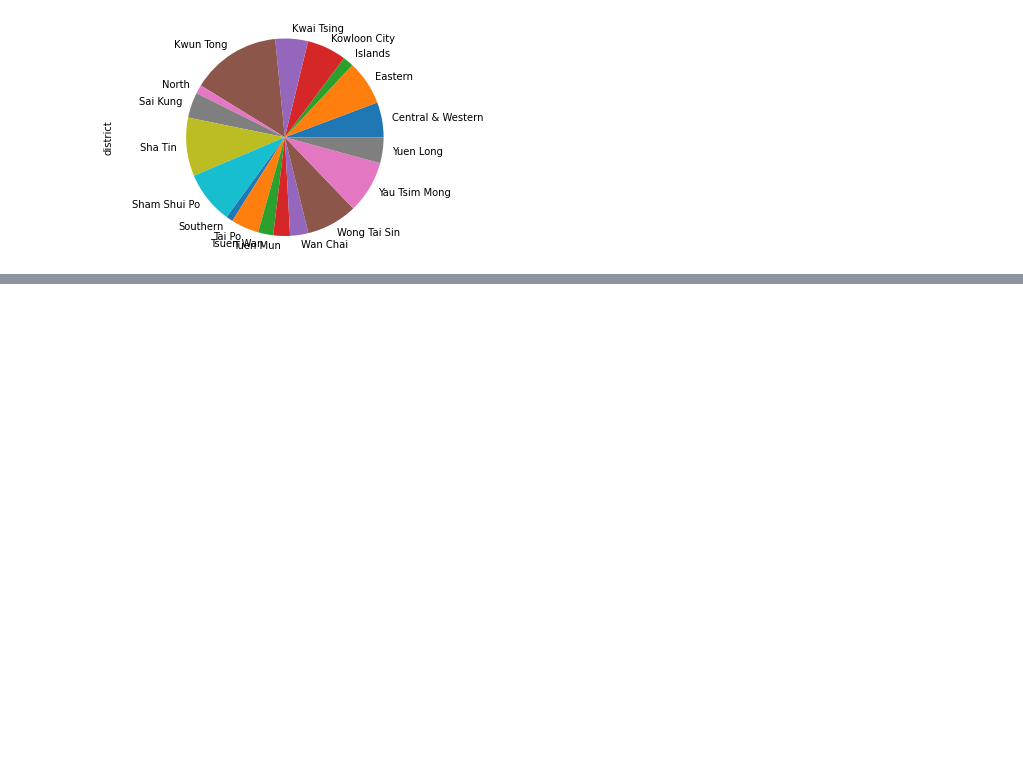
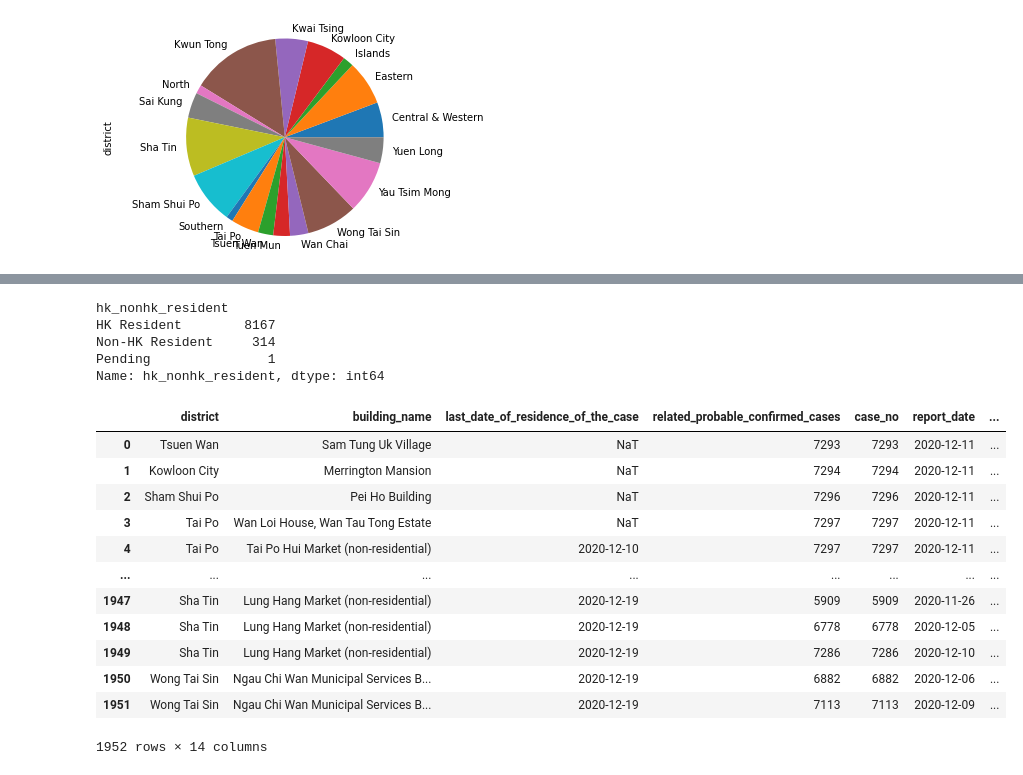
Before and after one commit to easonlai/covid19_hk_analysis, a Jupyter notebook: covid19-hk-analysis.ipynb, the cells around one changed output, grey strips where cells are left out. Saved outputs shown, nothing was run; the diff lists cells and outputs as text; code cells hidden in the pictures; blank space fills up the shorter version.

```diff
--- a/covid19-hk-analysis.ipynb
+++ b/covid19-hk-analysis.ipynb
@@ -556,3 +611,8 @@ plt.axis('equal')
 plt.show()
 # %% [output]
 [figure]
+# %%
+# Read source data "Details of probable/confirmed cases of COVID-19 infection in Hong Kong (English)".
+csv_file = './data/enhanced_sur_covid_19_eng.csv'
+df5 = pd.read_csv(csv_file)
+df5.head()
@@ -558,0 +626,5 @@ plt.show()
+# %%
+# Data Exploratory and Wrangling
+df5.columns = ['case_no','report_date','date_of_onset','gender','age','name_of_hospital_admitted',
+              'hospitalised_discharged_deceased','hk_nonhk_resident','case_classification','confirmed_probable']
+df5.head()
@@ -558,0 +660,32 @@ plt.show()
+# %%
+# Patch data to address case sensitive issue.
+df5['hk_nonhk_resident'] = df5['hk_nonhk_resident'].str.replace('HK resident','HK Resident')
+df5['hk_nonhk_resident'] = df5['hk_nonhk_resident'].str.replace('Non-HK resident','Non-HK Resident')
+df5.groupby(["hk_nonhk_resident"])["hk_nonhk_resident"].count()
+# %% [output]
+hk_nonhk_resident
+HK Resident        8167
+Non-HK Resident     314
+Pending               1
+Name: hk_nonhk_resident, dtype: int64
+# %%
+# Join 2 table as combined view. df4a only have four columns district, building_name,
+# last_date_of_residence_of_the_case, related_probable_confirmed_cases, it does not have case details.
+# Case details information is under df5. Their common reference-able value is case number.
+df4a_df5_inner = pd.merge(left=df4a, right=df5, left_on='related_probable_confirmed_cases', right_on='case_no')
+df4a_df5_inner.shape
+df4a_df5_inner
+# %% [output]
+|  | district | building_name | last_date_of_residence_of_the_case | related_probable_confirmed_cases | case_no | report_date | ... |
+| 0 | Tsuen Wan | Sam Tung Uk Village | NaT | 7293 | 7293 | 2020-12-11 | ... |
+| 1 | Kowloon City | Merrington Mansion | NaT | 7294 | 7294 | 2020-12-11 | ... |
+| 2 | Sham Shui Po | Pei Ho Building | NaT | 7296 | 7296 | 2020-12-11 | ... |
+| 3 | Tai Po | Wan Loi House, Wan Tau Tong Estate | NaT | 7297 | 7297 | 2020-12-11 | ... |
+| 4 | Tai Po | Tai Po Hui Market (non-residential) | 2020-12-10 | 7297 | 7297 | 2020-12-11 | ... |
+| ... | ... | ... | ... | ... | ... | ... | ... |
+| 1947 | Sha Tin | Lung Hang Market (non-residential) | 2020-12-19 | 5909 | 5909 | 2020-11-26 | ... |
+| 1948 | Sha Tin | Lung Hang Market (non-residential) | 2020-12-19 | 6778 | 6778 | 2020-12-05 | ... |
+| 1949 | Sha Tin | Lung Hang Market (non-residential) | 2020-12-19 | 7286 | 7286 | 2020-12-10 | ... |
+| 1950 | Wong Tai Sin | Ngau Chi Wan Municipal Services B... | 2020-12-19 | 6882 | 6882 | 2020-12-06 | ... |
+| 1951 | Wong Tai Sin | Ngau Chi Wan Municipal Services B... | 2020-12-19 | 7113 | 7113 | 2020-12-09 | ... |
+1952 rows × 14 columns
```
Also changed, not shown: parts of 21 cells of this notebook.
